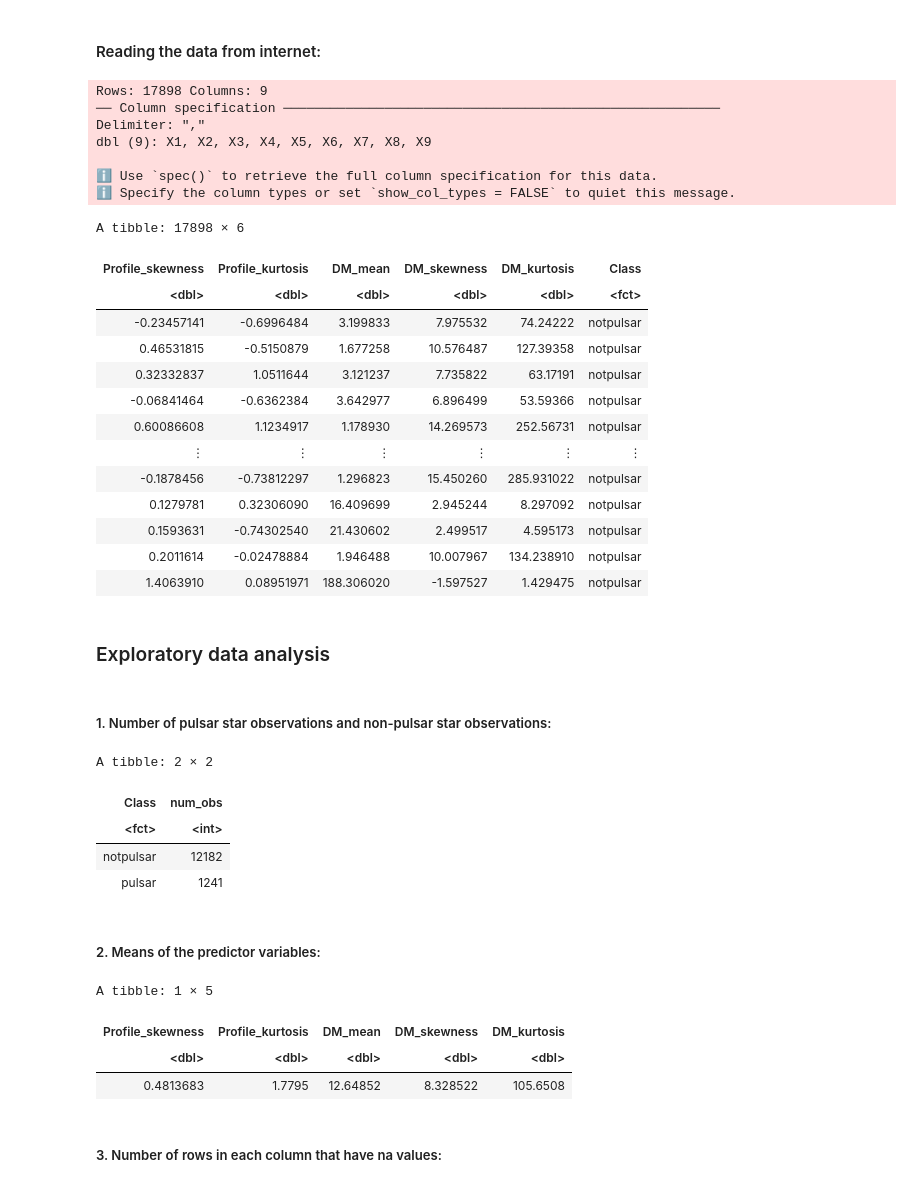
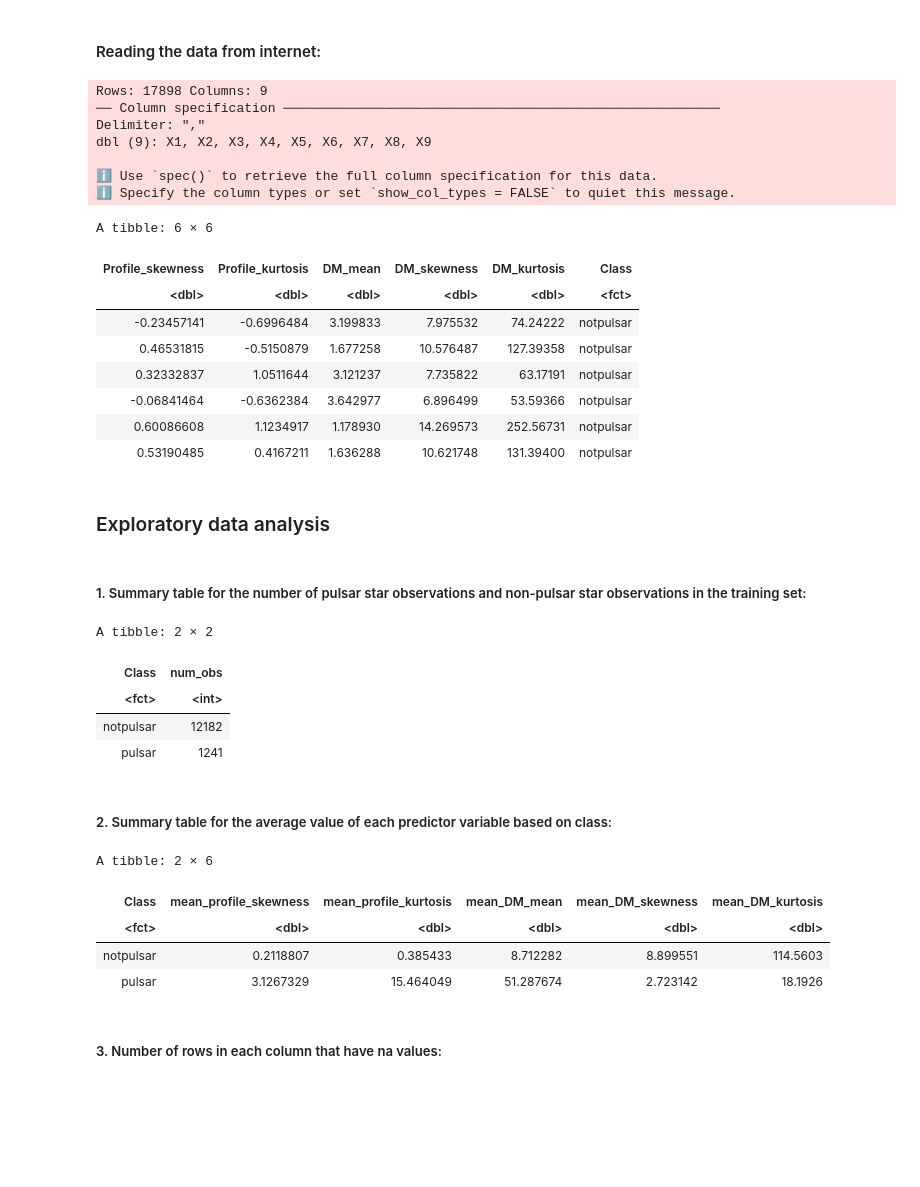
Before and after one commit to AkmDgreat/pulsar-classification-kNN, a Jupyter notebook: project.ipynb, the cells around one changed output. Drawn from its saved outputs; the diff is of its cells as text; code cells hidden in the pictures; blank space fills up the shorter version.

```diff
--- a/project.ipynb
+++ b/project.ipynb
@@ -56,51 +46,48 @@ set.seed(100)
 # %% [markdown]
 #### Reading the data from internet:
 # %%
+# Reading in the data and wrangling
 pulsar_df <- read_csv("data/HTRU_2.arff", skip = 11, col_names = FALSE) |>
     rename("Profile_mean" = X1,
        "Profile_stdev" = X2,
        "Profile_skewness" = X3,
        "Profile_kurtosis" = X4,
        "DM_mean" = X5,
        "DM_stdev" = X6,
        "DM_skewness" = X7,
        "DM_kurtosis" = X8,
        "class" = X9
       ) |>
-    mutate(practice, class = as_factor(class)) |>
+    mutate(class = as_factor(class)) |>
     mutate(Class = fct_recode(class, "notpulsar" = "0", "pulsar" = "1")) |>
     select(-Profile_mean, -Profile_stdev, -DM_stdev, -class)
-pulsar_df
+head(pulsar_df)
 
+# Splitting the dataset into a training and testing set
 pulsar_split <- initial_split(pulsar_df, prop = 0.75, strata = Class)
 pulsar_train <- training(pulsar_split)
 pulsar_test <- testing(pulsar_split)
 # %% [output]
 Rows: 17898 Columns: 9
 ── Column specification ────────────────────────────────────────────────────────
 Delimiter: ","
 dbl (9): X1, X2, X3, X4, X5, X6, X7, X8, X9
 
 ℹ Use `spec()` to retrieve the full column specification for this data.
 ℹ Specify the column types or set `show_col_types = FALSE` to quiet this message.
-A tibble: 17898 × 6
+A tibble: 6 × 6
 | Profile_skewness | Profile_kurtosis | DM_mean | DM_skewness | DM_kurtosis | Class |
 | <dbl> | <dbl> | <dbl> | <dbl> | <dbl> | <fct> |
 | -0.23457141 | -0.6996484 | 3.199833 | 7.975532 | 74.24222 | notpulsar |
 | 0.46531815 | -0.5150879 | 1.677258 | 10.576487 | 127.39358 | notpulsar |
 | 0.32332837 | 1.0511644 | 3.121237 | 7.735822 | 63.17191 | notpulsar |
 | -0.06841464 | -0.6362384 | 3.642977 | 6.896499 | 53.59366 | notpulsar |
 | 0.60086608 | 1.1234917 | 1.178930 | 14.269573 | 252.56731 | notpulsar |
-| ⋮ | ⋮ | ⋮ | ⋮ | ⋮ | ⋮ |
-| -0.1878456 | -0.73812297 | 1.296823 | 15.450260 | 285.931022 | notpulsar |
-| 0.1279781 | 0.32306090 | 16.409699 | 2.945244 | 8.297092 | notpulsar |
-| 0.1593631 | -0.74302540 | 21.430602 | 2.499517 | 4.595173 | notpulsar |
-| 0.2011614 | -0.02478884 | 1.946488 | 10.007967 | 134.238910 | notpulsar |
-| 1.4063910 | 0.08951971 | 188.306020 | -1.597527 | 1.429475 | notpulsar |
+| 0.53190485 | 0.4167211 | 1.636288 | 10.621748 | 131.39400 | notpulsar |
 # %% [markdown]
 ### Exploratory data analysis
 # %% [markdown]
-##### 1. Number of pulsar star observations and non-pulsar star observations:
+##### 1. Summary table for the number of pulsar star observations and non-pulsar star observations in the training set:
 # %%
 useful_df_1 <- pulsar_train |>
     group_by(Class) |>
@@ -113,17 +100,22 @@ A tibble: 2 × 2
 | notpulsar | 12182 |
 | pulsar | 1241 |
 # %% [markdown]
-##### 2. Means of the predictor variables:
+##### 2. Summary table for the average value of each predictor variable based on class:
 # %%
 useful_df_2 <- pulsar_train |>
-    select(-Class) |>
-    map_df(mean)
+    group_by(Class) |>
+    summarize(mean_profile_skewness = mean(Profile_skewness),
+              mean_profile_kurtosis = mean(Profile_kurtosis),
+              mean_DM_mean = mean(DM_mean),
+              mean_DM_skewness = mean(DM_skewness),
+              mean_DM_kurtosis = mean(DM_kurtosis))
 useful_df_2
 # %% [output]
-A tibble: 1 × 5
+A tibble: 2 × 6
-| Profile_skewness | Profile_kurtosis | DM_mean | DM_skewness | DM_kurtosis |
-| <dbl> | <dbl> | <dbl> | <dbl> | <dbl> |
-| 0.4813683 | 1.7795 | 12.64852 | 8.328522 | 105.6508 |
+| Class | mean_profile_skewness | mean_profile_kurtosis | mean_DM_mean | mean_DM_skewness | mean_DM_kurtosis |
+| <fct> | <dbl> | <dbl> | <dbl> | <dbl> | <dbl> |
+| notpulsar | 0.2118807 | 0.385433 | 8.712282 | 8.899551 | 114.5603 |
+| pulsar | 3.1267329 | 15.464049 | 51.287674 | 2.723142 | 18.1926 |
 # %% [markdown]
 ##### 3. Number of rows in each column that have na values:
 # %%
```
Also changed, not shown: parts of 4 cells of this notebook.
